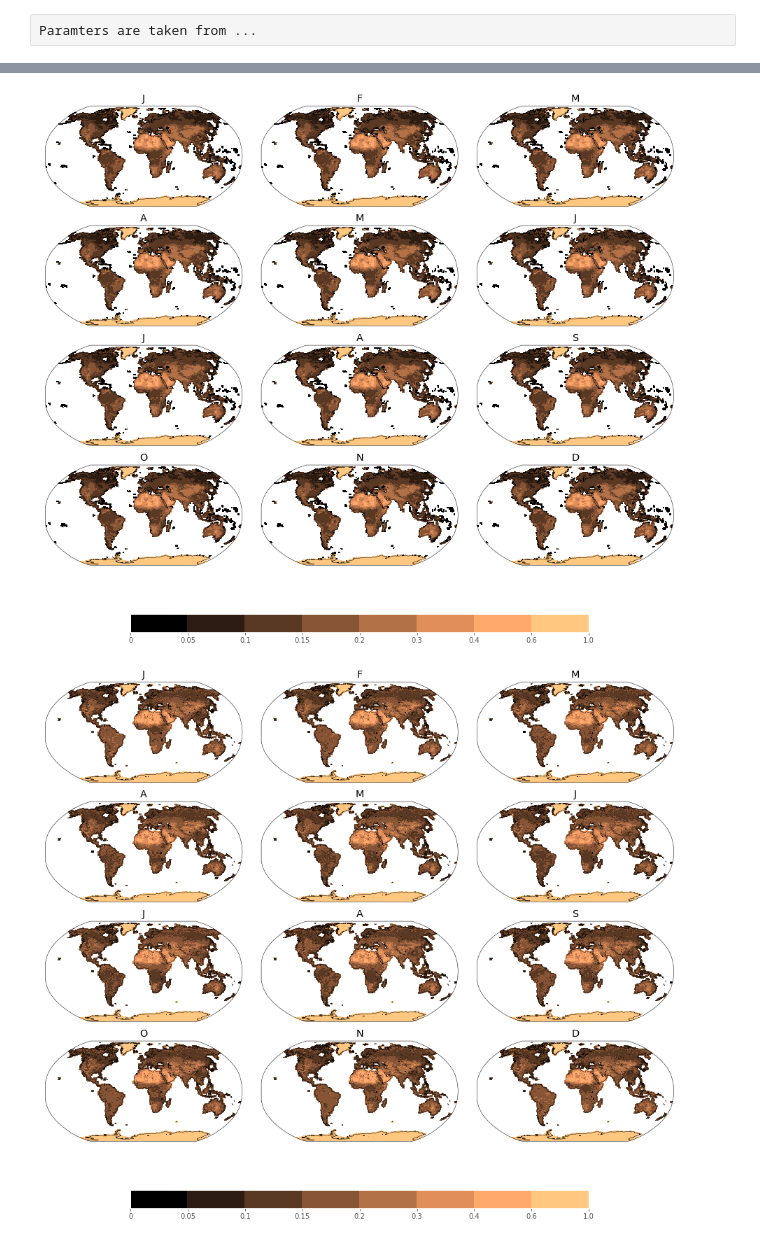
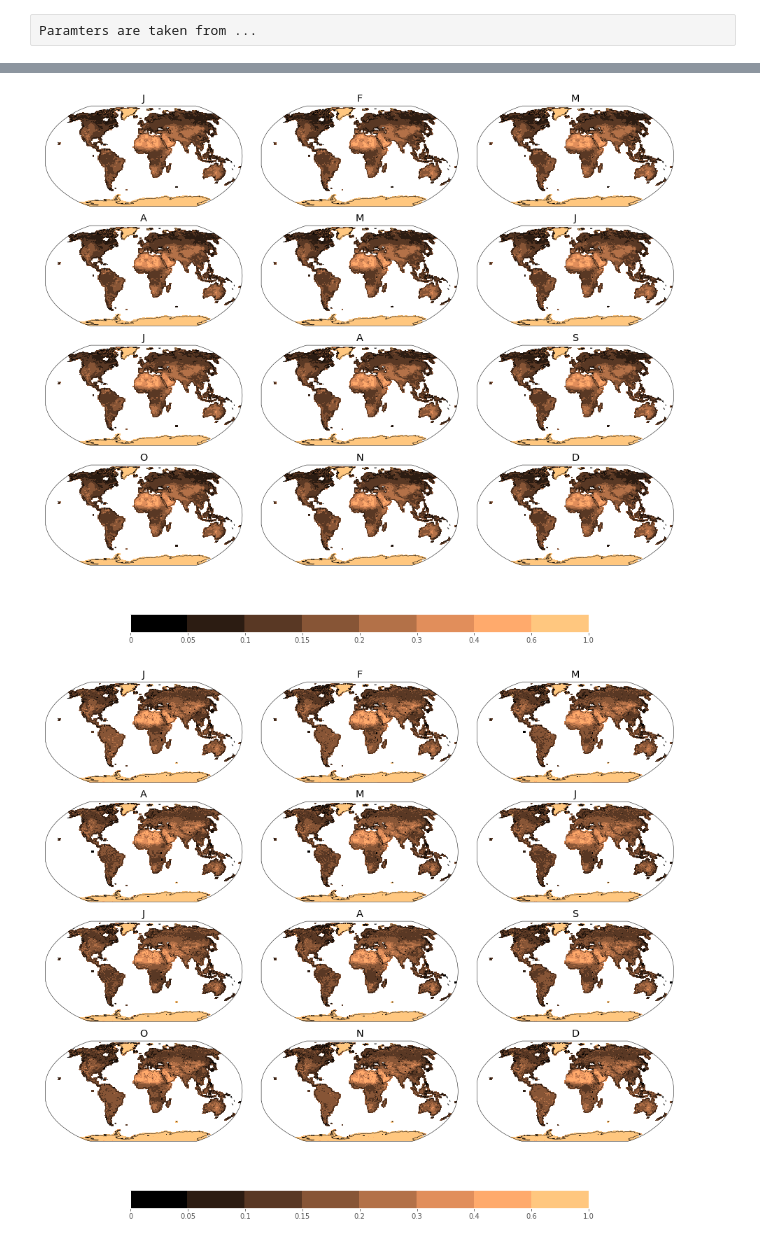
Before and after one commit to douglask3/UKESM_albedo_tile_optimization, a Jupyter notebook: notebooks/bayesian_inference.ipynb, the cells around one changed output, grey strips where cells are left out. Drawn from its saved outputs; the diff is of its cells as text; code cells hidden in the pictures.

```diff
--- a/notebooks/bayesian_inference.ipynb
+++ b/notebooks/bayesian_inference.ipynb
@@ -170,11 +179,29 @@ def select_pseudo_level(cube, codes):
     ids = [np.where(code == id)[0][0] for id in  codes]
     return cube[ids]
 
+def transfer_mask(cube, cmask):
+    mask0 = cmask.data.mask
+    mask = mask0
+    nlevs = len(cube.data)
+    for i in range(nlevs - 1): mask = np.append(mask, mask0)
+
+    mask = np.reshape(mask, newshape = np.append(nlevs, mask0.shape))
+    cube.data = ma.array(cube.data, mask = mask)
+    return cube
+
+
 cover       = select_data('FRACTIONS OF SURFACE TYPES')
 LAI         = select_data('leaf_area_index')
 albedo_bare = select_data('soil_albedo')
 albedo_obs  = select_data('surface_diffuse_albedo_assuming_no_snow')
 
+import numpy.ma as ma
+
+
+cover = transfer_mask(cover, albedo_obs[0])
+LAI   = transfer_mask(LAI  , cover[0:12]        )
+
+
 cover_pft   = select_pseudo_level(cover,  pft_code)
 cover_tile  = select_pseudo_level(cover, tile_code)
 cover_bare  = select_pseudo_level(cover, bare_code)
@@ -197,20 +209,23 @@ surface_diffuse_albedo_assuming_no_snow / (1) (month_number: 12; latitude: 144;
 # %%
 albedo = albedo_obs.copy()
-albedo.data = cell_albedo(cover_pft.data, cover_tile.data, cover_bare.data, albedo_bare.data, albedo_inf, k, LAI.data, albedo_tile)
+albedo.data = cell_albedo(cover_pft.data, cover_tile.data, cover_bare.data, albedo_bare.data,
+                          albedo_inf, k, LAI.data, albedo_tile)
 # %%
 month_names = 'JFMAMJJASOND'
 albedo_levels = [0, 0.05, 0.1, 0.15, 0.2, 0.3, 0.4, 0.6, 1.0]
 albedo_diff_levels = [-0.15, -0.1, -0.05, -0.01, 0.01, 0.05, 0.1, 0.15]
 
 def plot_month_data(cubes, cmap = 'copper', levels = albedo_levels):
     plot_cubes_map(cubes, month_names, cmap, levels, ny = 3,  figXscale = 1.3)
 
+def plot_sim_albedo(albedo, comp_albedo = albedo_obs):
+    plot_month_data(albedo)
+    plot_month_data(comp_albedo)
 
-plot_month_data(albedo)
-plot_month_data(albedo_obs)
+    albedo_dif = albedo - comp_albedo
+    plot_month_data(albedo_dif, 'PuOr', albedo_diff_levels)
 
-albedo_dif = albedo - albedo_obs
-plot_month_data(albedo_dif, 'PuOr', albedo_diff_levels)
+plot_sim_albedo(albedo)
 # %% [output]
-[figure, old version]
+[figure, new version]
 [figure]
```
Also changed, not shown: parts of 28 cells of this notebook.
